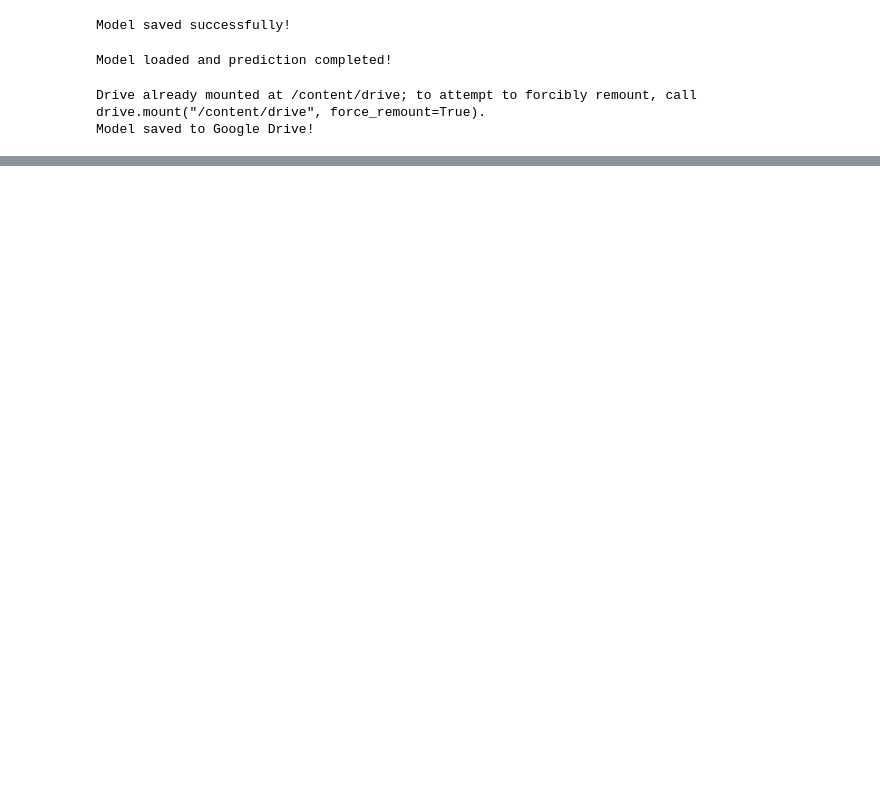
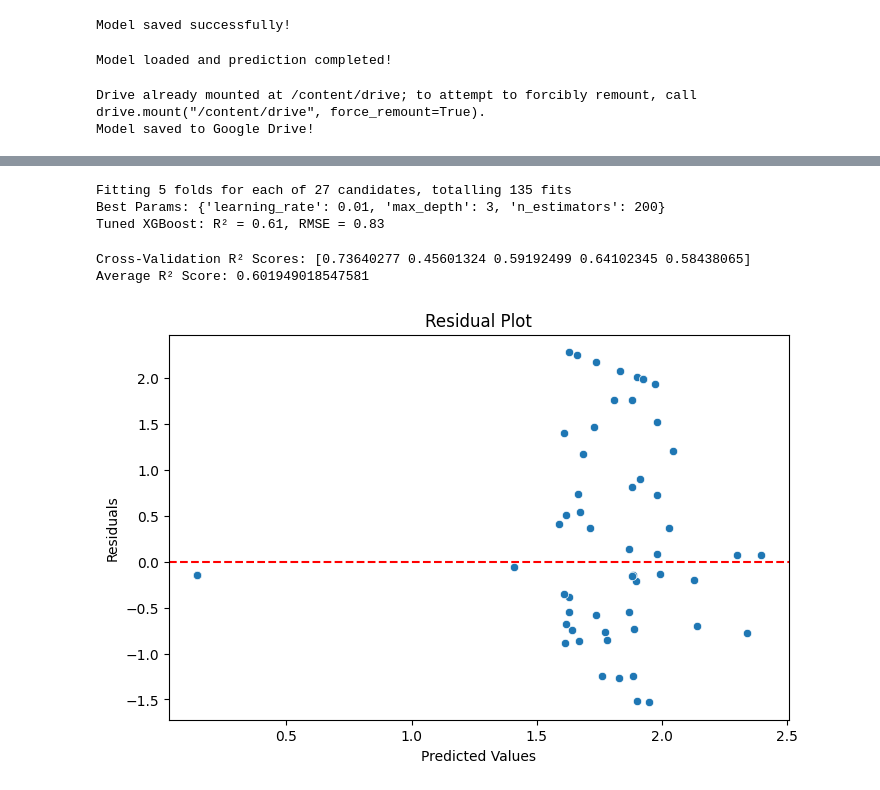
Before and after one commit to LW567-lab/Assignment-2-WildfirePrediction, a Jupyter notebook: forestfire_model.ipynb, the cells around one changed output, grey strips where cells are left out. Cells and saved outputs as stored; diff of their text form; code cells hidden in the pictures; blank space fills up the shorter version.

```diff
--- a/forestfire_model.ipynb
+++ b/forestfire_model.ipynb
@@ -543,3 +541,64 @@ files.download("random_forest_model.pkl")
 # %% [output]
 [interactive output not drawn]
 [interactive output not drawn]
+# %%
+from sklearn.model_selection import GridSearchCV
+from xgboost import XGBRegressor
+
+xgb = XGBRegressor(random_state=42)
+
+param_grid = {
+    'n_estimators': [100, 200, 300],
+    'max_depth': [3, 5, 7],
+    'learning_rate': [0.01, 0.1, 0.2]
+}
+
+grid_search = GridSearchCV(
+    estimator=xgb,
+    param_grid=param_grid,
+    cv=5,
+    scoring='r2',
+    verbose=1,
+    n_jobs=-1
+)
+
+grid_search.fit(X_train, y_train)
+print("Best Params:", grid_search.best_params_)
+
+best_model = grid_search.best_estimator_
+y_pred = best_model.predict(X_test)
+
+from sklearn.metrics import r2_score, mean_squared_error
+import numpy as np
+
+r2 = r2_score(y_test, y_pred)
+rmse = np.sqrt(mean_squared_error(y_test, y_pred))
+print(f"Tuned XGBoost: R² = {r2:.2f}, RMSE = {rmse:.2f}")
+# %% [output]
+Fitting 5 folds for each of 27 candidates, totalling 135 fits
+Best Params: {'learning_rate': 0.01, 'max_depth': 3, 'n_estimators': 200}
+Tuned XGBoost: R² = 0.61, RMSE = 0.83
+# %%
+from sklearn.model_selection import cross_val_score
+
+scores = cross_val_score(best_model, X_train, y_train, cv=5, scoring='r2')
+print("Cross-Validation R² Scores:", scores)
+print("Average R² Score:", scores.mean())
+# %% [output]
+Cross-Validation R² Scores: [0.73640277 0.45601324 0.59192499 0.64102345 0.58438065]
+Average R² Score: 0.601949018547581
+# %%
+import matplotlib.pyplot as plt
+import seaborn as sns
+
+residuals = y_test - y_pred
+
+plt.figure(figsize=(8, 5))
+sns.scatterplot(x=y_pred, y=residuals)
+plt.axhline(0, color='red', linestyle='--')
+plt.xlabel("Predicted Values")
+plt.ylabel("Residuals")
+plt.title("Residual Plot")
+plt.show()
+# %% [output]
+[figure, added]
```
Also changed, not shown: parts of 6 cells of this notebook.
